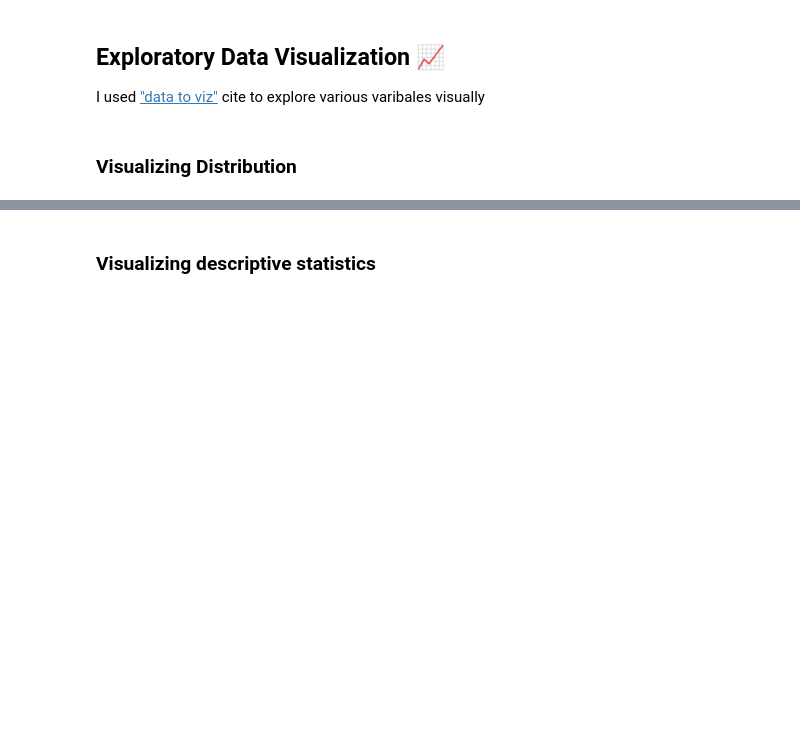
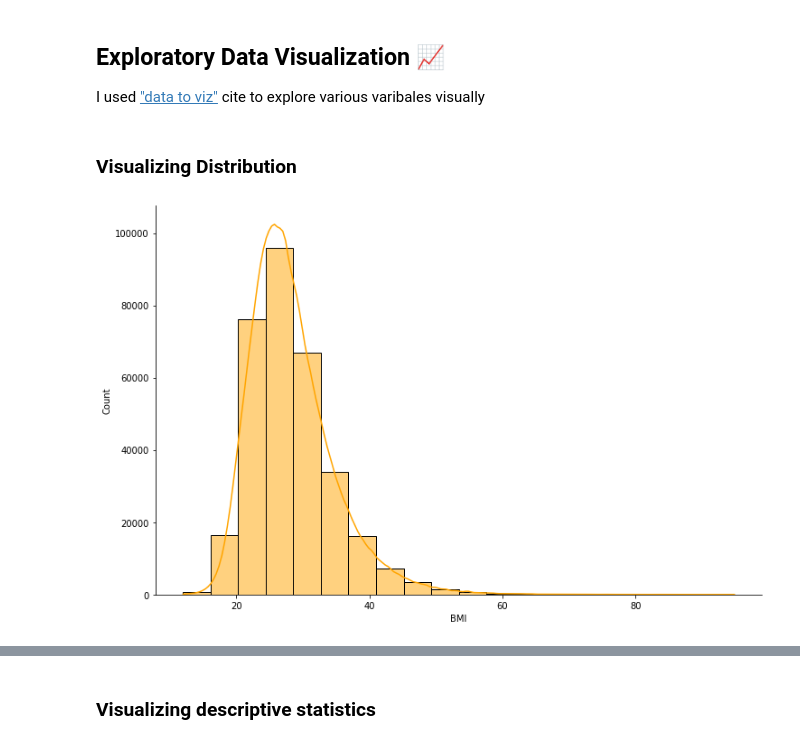
Before and after one commit to Nasheya98/final-project, a Jupyter notebook: notebook.ipynb, the cells around one changed output, grey strips where cells are left out. Drawn from its saved outputs; the diff is of its cells as text; code cells hidden in the pictures; blank space fills up the shorter version.

```diff
--- a/notebook.ipynb
+++ b/notebook.ipynb
@@ -54,4 +125,13 @@ memory usage: 43.9+ MB
 I used ["data to viz"](https://www.data-to-viz.com/) cite to explore various varibales visually
 # %% [markdown]
 ### Visualizing Distribution
+# %%
+ g = sns.displot(heart_df['BMI'],
+            color="orange",
+            kde=True, # disables kde
+            bins=20)
+g.fig.set_figwidth(12) # increases the width of Seaborn chart
+g.fig.set_figheight(7) # increases the height of Seaborn chart
+# %% [output]
+[figure, added]
 # %%
```
Also changed, not shown: parts of 14 cells of this notebook, 2 other files.
